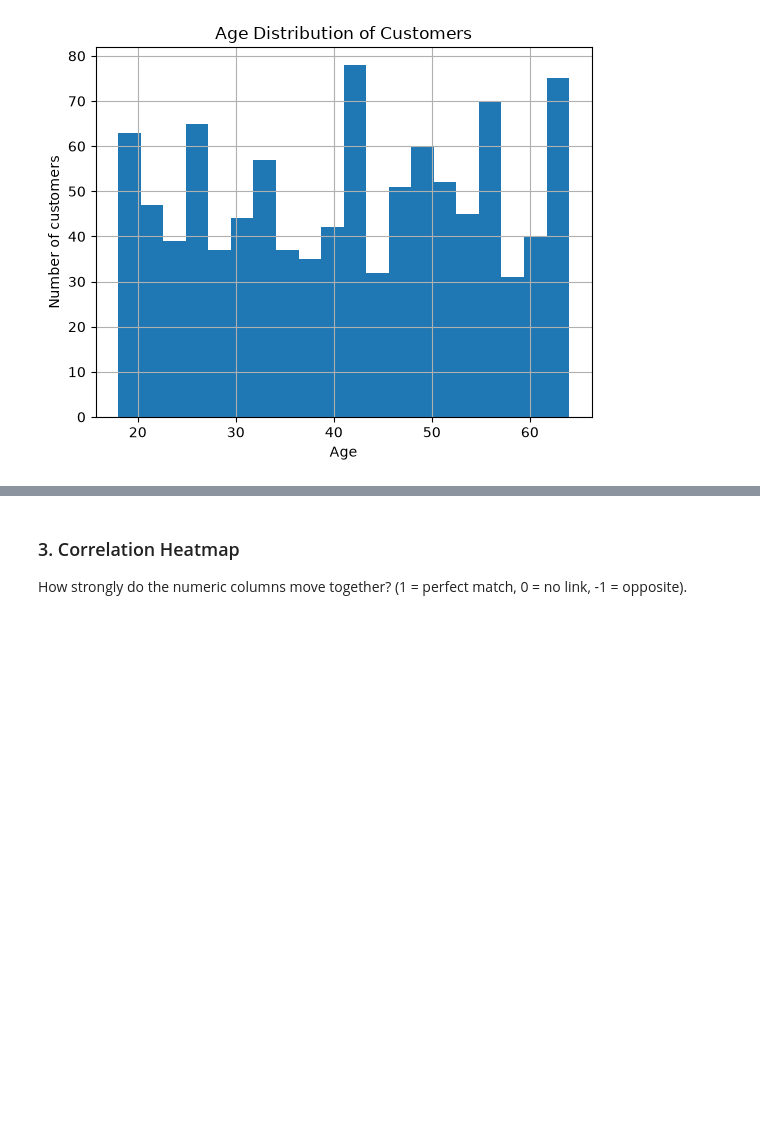
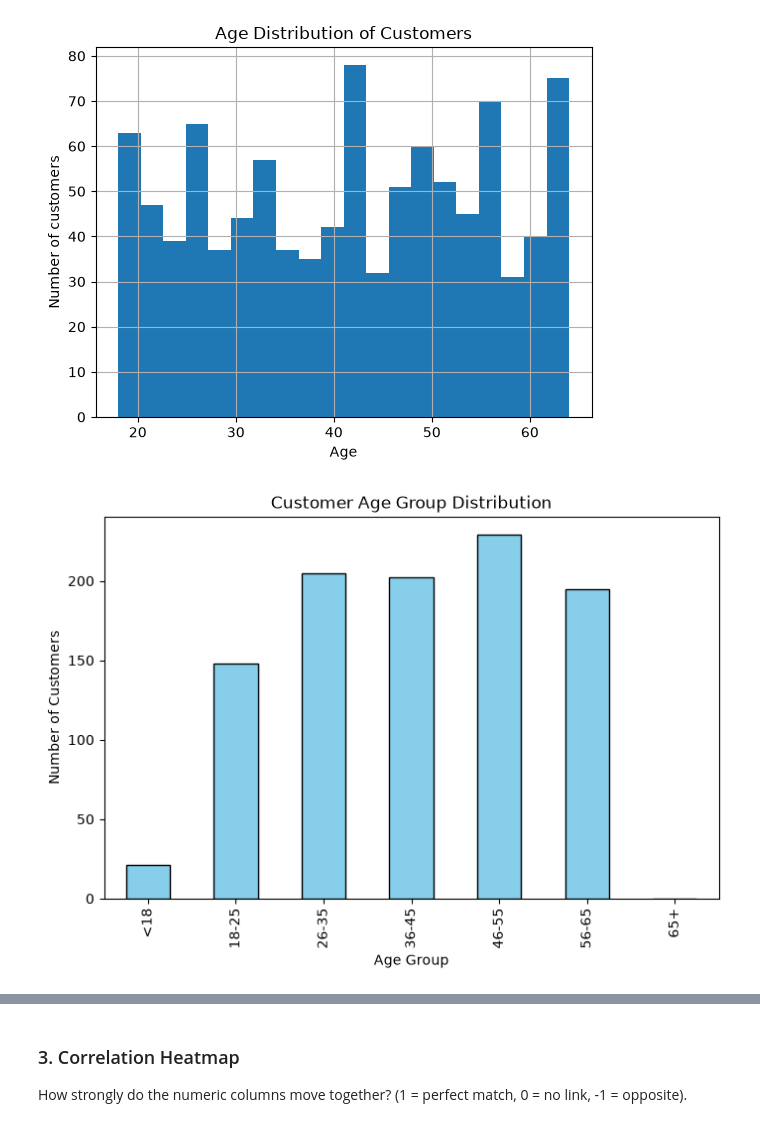
Before and after one commit to great-tinz/OIBSIP, a Jupyter notebook: DataAnalytics-L1-EDARetailSales/notebooks/Task1_EDA.ipynb, the cells around one changed output, grey strips where cells are left out. Cells and saved outputs as stored; diff of their text form; code cells hidden in the pictures; blank space fills up the shorter version.

```diff
--- a/DataAnalytics-L1-EDARetailSales/notebooks/Task1_EDA.ipynb
+++ b/DataAnalytics-L1-EDARetailSales/notebooks/Task1_EDA.ipynb
@@ -121,3 +134,18 @@ plt.title('Age Distribution of Customers')
 plt.show()
 # %% [output]
 [figure]
+# %%
+# Bin age values into brackets
+age_bins = [0, 18, 25, 35, 45, 55, 65, 100]
+age_labels = ['<18', '18-25', '26-35', '36-45', '46-55', '56-65', '65+']
+df['Age Group'] = pd.cut(df['Age'], bins=age_bins, labels=age_labels)
+
+# Plot age groups
+plt.figure(figsize=(8, 5))
+df['Age Group'].value_counts().sort_index().plot(kind='bar', color='skyblue', edgecolor='black')
+plt.title('Customer Age Group Distribution')
+plt.xlabel('Age Group')
+plt.ylabel('Number of Customers')
+plt.show()
+# %% [output]
+[figure, added]
```
Also changed, not shown: parts of 5 cells of this notebook, 1 other file.
